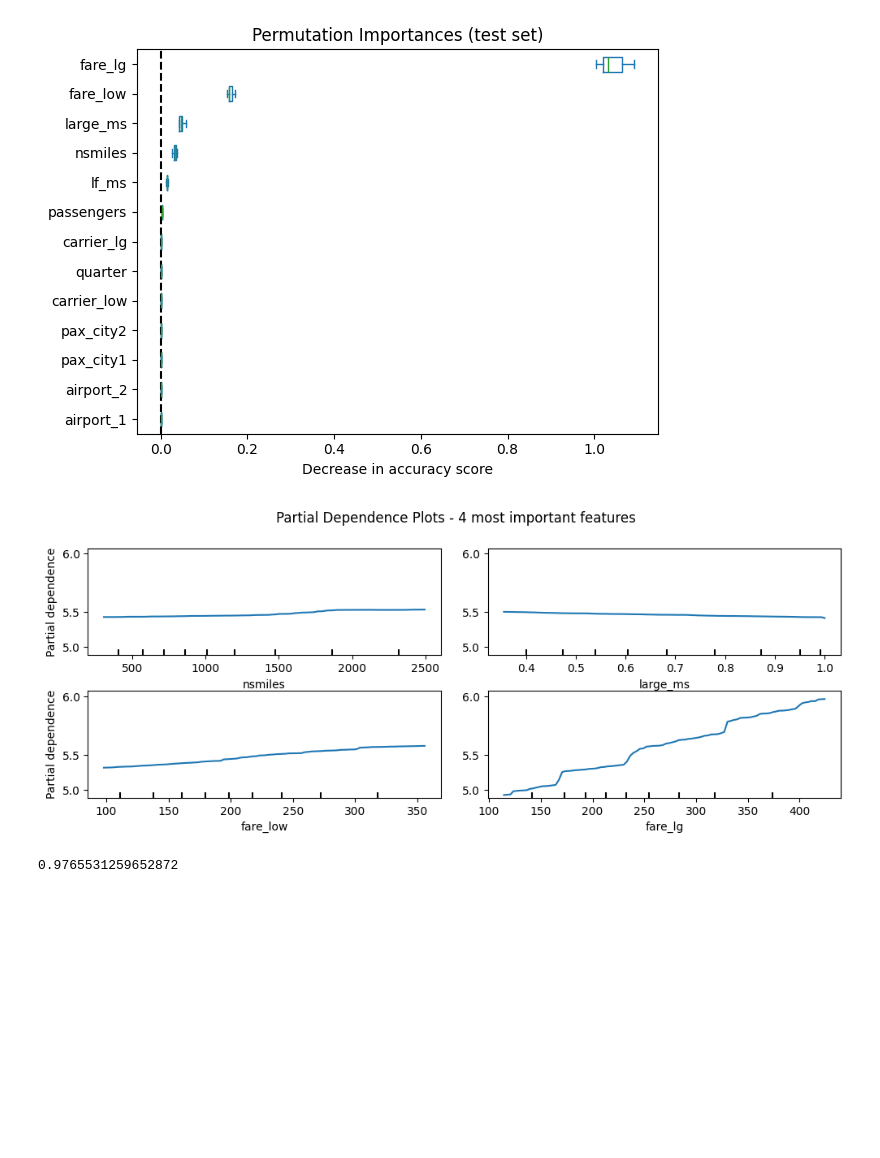
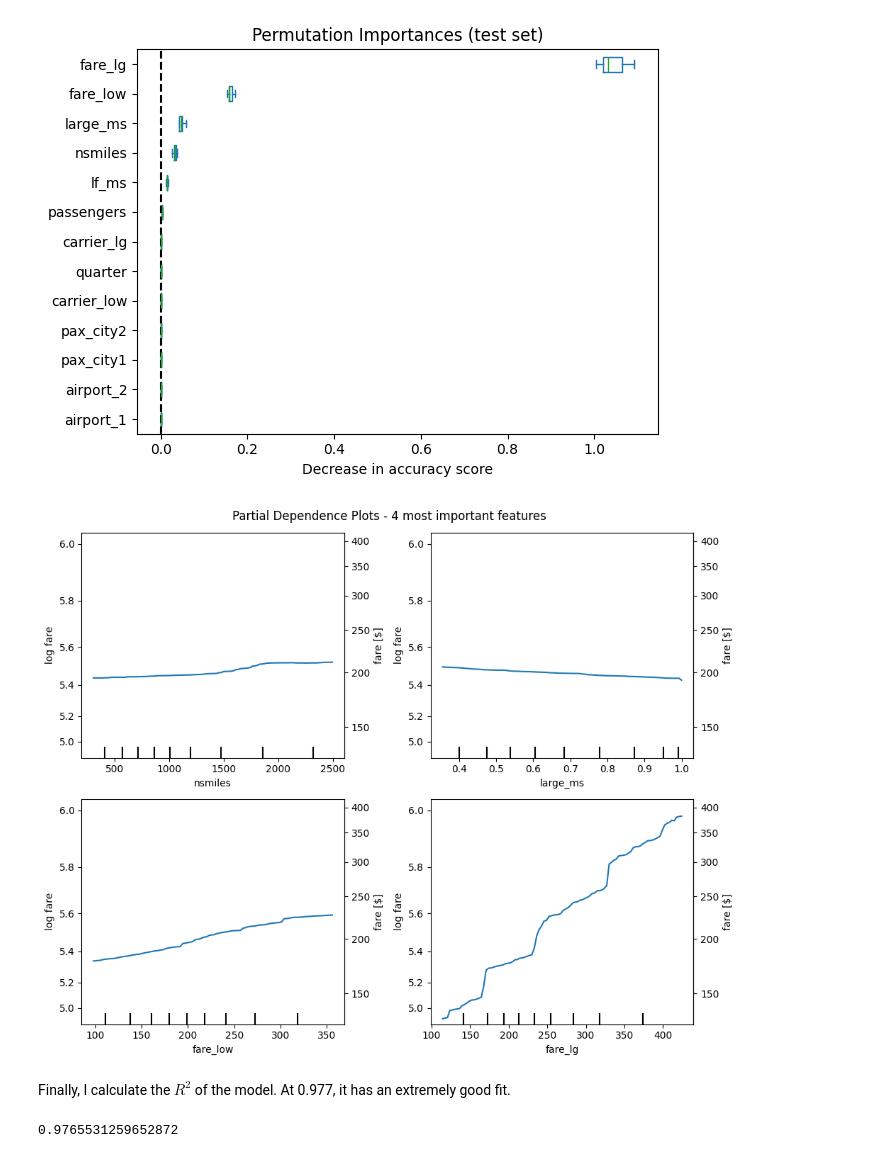
Before and after one commit to dhaunsperger/WGU_Portfolio, a Jupyter notebook: Capstone/Capstone.ipynb, the cells around one changed output. Cells and saved outputs as stored; diff of their text form; code cells hidden in the pictures; blank space fills up the shorter version.

```diff
--- a/Capstone/Capstone.ipynb
+++ b/Capstone/Capstone.ipynb
@@ -279,11 +279,20 @@ I use a grid search with cross-validation to test parameters for number of estim
 While the model continues to improve at the max chosen values of 400 estimators and 9-deep trees, the score improvement is minimal. I have therefore chosen to bound the grid search there to minimize computation time. On my personal multi-core PC, this cell takes approximately 40-45 seconds to run. In a GitHub Codespace virtual environment, it takes over 4 minutes.
 # %%
 ## Define Grid
-grid = {
+""" grid = {
     'n_jobs': [-1],
     'n_estimators': [50, 100, 200, 400],
     'max_features': [1.0],
     'max_depth' : [5,6,7,8,9],
+    'random_state' : [4877]
+}
+Commented out to save processing time on subsequent runs
+"""
+grid = {
+    'n_jobs': [-1],
+    'n_estimators': [400],
+    'max_features': [1.0],
+    'max_depth' : [9],
     'random_state' : [4877]
 }
 ## show start time
@@ -379,25 +384,31 @@ ax.figure.tight_layout()
 # %% [output]
 [figure]
 # %%
-fig, axs = plt.subplots(2,2, figsize=(10,4))
+fig, axs = plt.subplots(2,2, figsize=(10,8))
 fig.suptitle("Partial Dependence Plots - 4 most important features")
-fig.tight_layout(pad=1.1)
+
 disp = PartialDependenceDisplay.from_estimator(rf, X_train, sorted_importances_idx[-4:],n_cols=2, ax=axs)
 
 # Create 'exp' scale - code ref: https://matplotlib.org/stable/users/explain/axes/axes_scales.html
 
 def forward(a):
     return np.exp(a)
 
 def inverse(a):
     return np.log(a)
 
 for ax_ary in axs:
     for ax in ax_ary:
         ax.set_yscale('function', functions=(forward, inverse))
+        secax = ax.secondary_yaxis('right', functions=(forward, inverse))
+        ax.set_ylabel('log fare')
+        secax.set_ylabel('fare [$]')
+fig.tight_layout()
 plt.show()
 # %% [output]
-[figure, old version]
+[figure, new version]
+# %% [markdown]
+Finally, I calculate the $R^{2}$ of the model. At 0.977, it has an extremely good fit.
 # %%
 rf.score(X_test, y_test)
 # %% [output]
```
Also changed, not shown: parts of 3 cells of this notebook.
